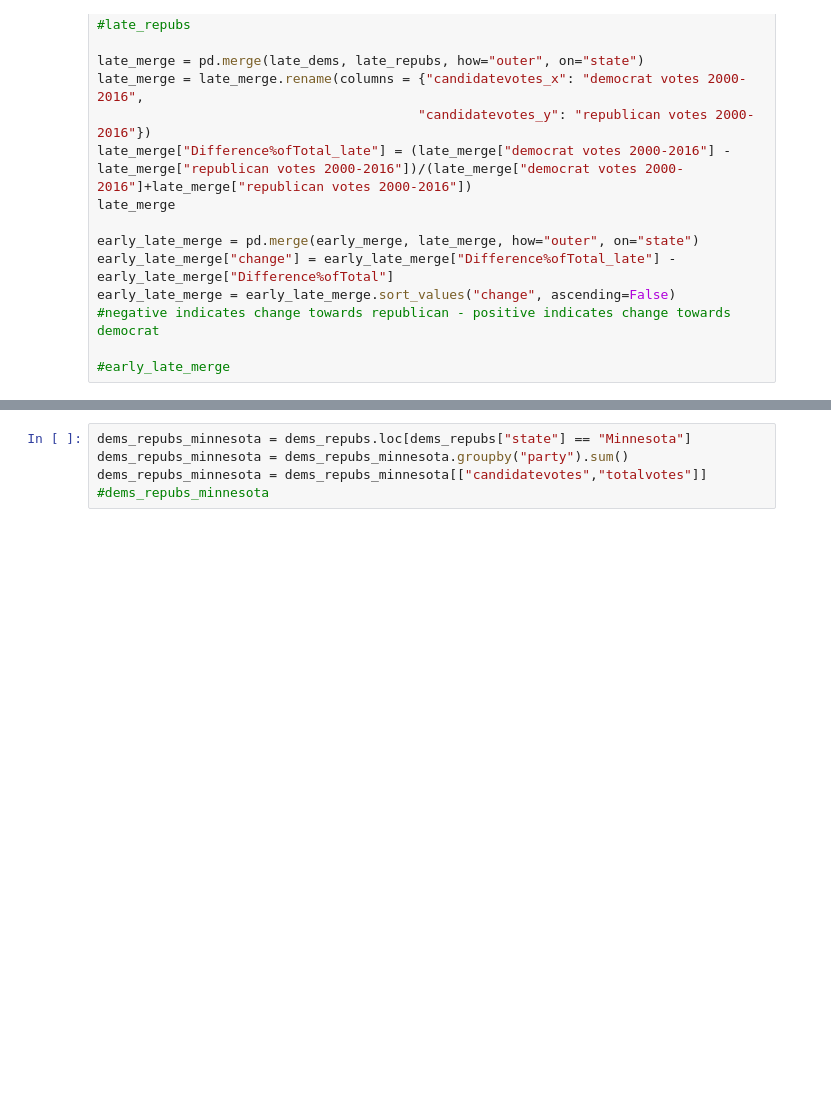
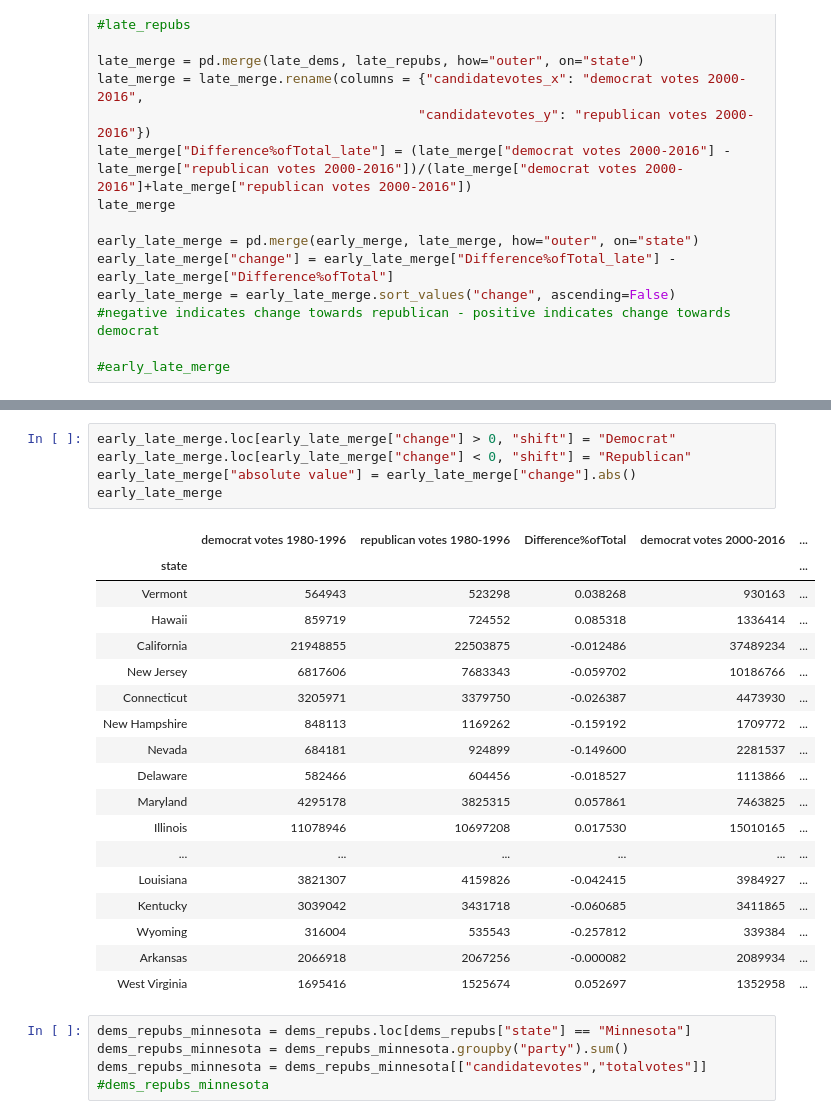
Before and after one commit to CodingMage/project_1_TeamTuring, a Jupyter notebook: Nootbook_Merge_File.ipynb, the cells around one changed output, grey strips where cells are left out. Cells and saved outputs as stored; diff of their text form; blank space fills up the shorter version.

Commit message:
added absolute value and dem repub column

```diff
--- a/Nootbook_Merge_File.ipynb
+++ b/Nootbook_Merge_File.ipynb
@@ -255,3 +266,27 @@ plt.show()
+# %%
+early_late_merge.loc[early_late_merge["change"] > 0, "shift"] = "Democrat"
+early_late_merge.loc[early_late_merge["change"] < 0, "shift"] = "Republican"
+early_late_merge["absolute value"] = early_late_merge["change"].abs()
+early_late_merge
+# %% [output]
+|  | democrat votes 1980-1996 | republican votes 1980-1996 | Difference%ofTotal | democrat votes 2000-2016 | ... |
+| state |  |  |  |  | ... |
+| Vermont | 564943 | 523298 | 0.038268 | 930163 | ... |
+| Hawaii | 859719 | 724552 | 0.085318 | 1336414 | ... |
+| California | 21948855 | 22503875 | -0.012486 | 37489234 | ... |
+| New Jersey | 6817606 | 7683343 | -0.059702 | 10186766 | ... |
+| Connecticut | 3205971 | 3379750 | -0.026387 | 4473930 | ... |
+| New Hampshire | 848113 | 1169262 | -0.159192 | 1709772 | ... |
+| Nevada | 684181 | 924899 | -0.149600 | 2281537 | ... |
+| Delaware | 582466 | 604456 | -0.018527 | 1113866 | ... |
+| Maryland | 4295178 | 3825315 | 0.057861 | 7463825 | ... |
+| Illinois | 11078946 | 10697208 | 0.017530 | 15010165 | ... |
+| ... | ... | ... | ... | ... | ... |
+| Louisiana | 3821307 | 4159826 | -0.042415 | 3984927 | ... |
+| Kentucky | 3039042 | 3431718 | -0.060685 | 3411865 | ... |
+| Wyoming | 316004 | 535543 | -0.257812 | 339384 | ... |
+| Arkansas | 2066918 | 2067256 | -0.000082 | 2089934 | ... |
+| West Virginia | 1695416 | 1525674 | 0.052697 | 1352958 | ... |
 # %%
 dems_repubs_minnesota = dems_repubs.loc[dems_repubs["state"] == "Minnesota"]
 dems_repubs_minnesota = dems_repubs_minnesota.groupby("party").sum()
```
Also changed, not shown: parts of 3 cells of this notebook.
